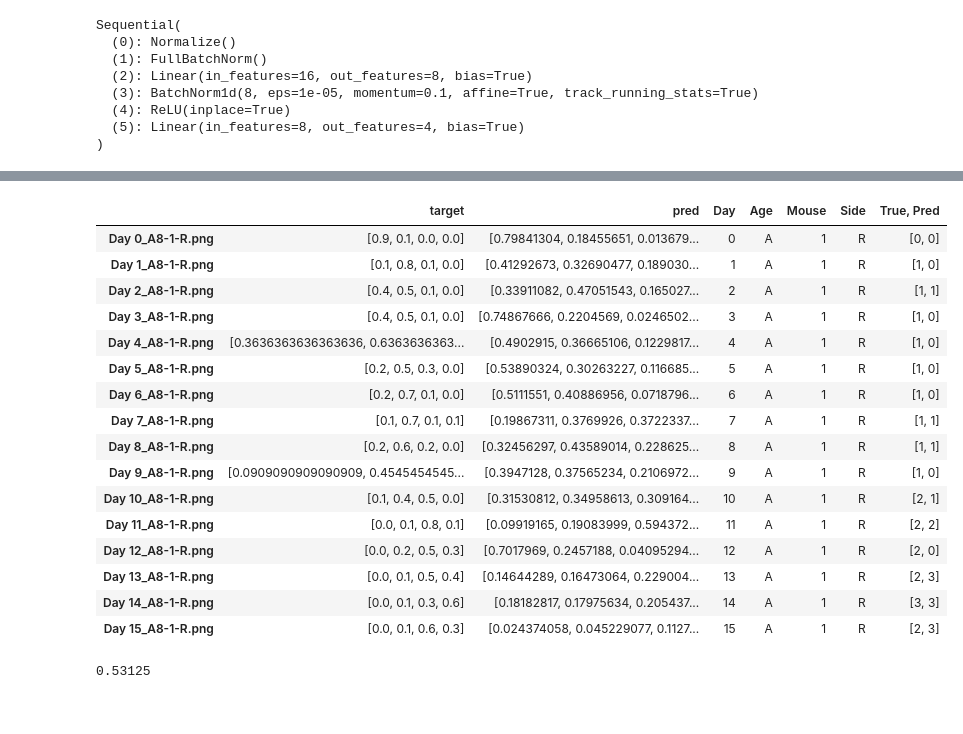
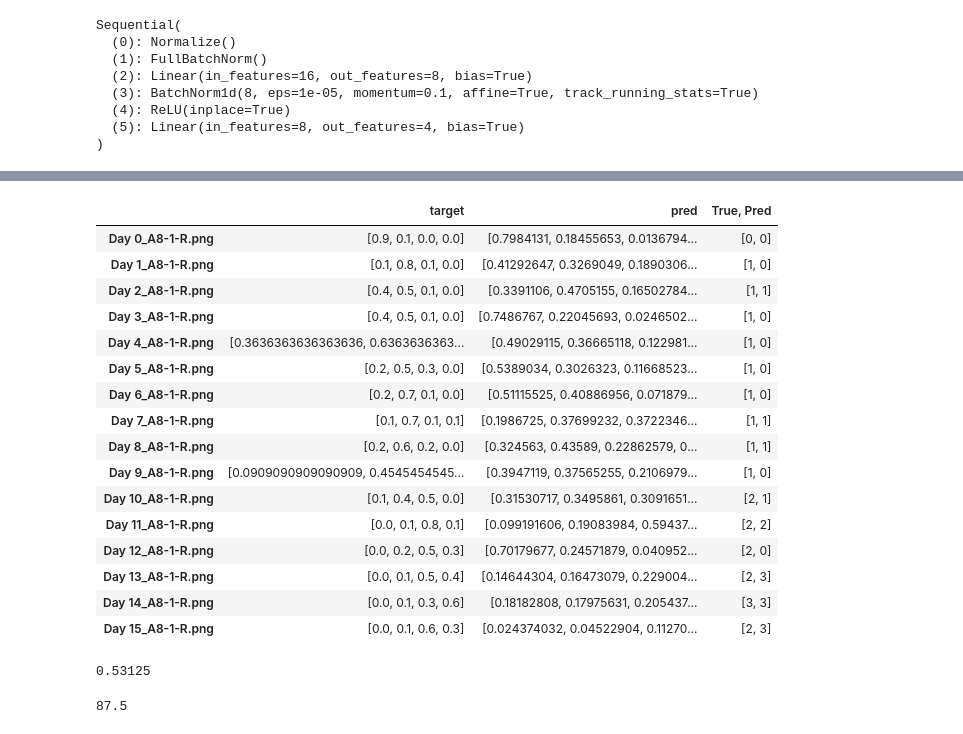
Before and after one commit to gopojiman/Explainable_Wound_Classification, a Jupyter notebook: CMSF-KM tests.ipynb, the cells around one changed output, grey strips where cells are left out. Saved outputs shown, nothing was run; the diff lists cells and outputs as text; code cells hidden in the pictures.

```diff
--- a/CMSF-KM tests.ipynb
+++ b/CMSF-KM tests.ipynb
@@ -1373,26 +1374,32 @@ young_df.sort_values('Day')
 # %%
 aged_df = df[df.Age == 'A']
-aged_df.sort_values('Day')
+aged_df.sort_values('Day')[['target', 'pred', 'True, Pred']]
 # %% [output]
-|  | target | pred | Day | Age | Mouse | Side | True, Pred |
-| Day 0_A8-1-R.png | [0.9, 0.1, 0.0, 0.0] | [0.79841304, 0.18455651, 0.013679... | 0 | A | 1 | R | [0, 0] |
-| Day 1_A8-1-R.png | [0.1, 0.8, 0.1, 0.0] | [0.41292673, 0.32690477, 0.189030... | 1 | A | 1 | R | [1, 0] |
-| Day 2_A8-1-R.png | [0.4, 0.5, 0.1, 0.0] | [0.33911082, 0.47051543, 0.165027... | 2 | A | 1 | R | [1, 1] |
-| Day 3_A8-1-R.png | [0.4, 0.5, 0.1, 0.0] | [0.74867666, 0.2204569, 0.0246502... | 3 | A | 1 | R | [1, 0] |
-| Day 4_A8-1-R.png | [0.3636363636363636, 0.6363636363... | [0.4902915, 0.36665106, 0.1229817... | 4 | A | 1 | R | [1, 0] |
-| Day 5_A8-1-R.png | [0.2, 0.5, 0.3, 0.0] | [0.53890324, 0.30263227, 0.116685... | 5 | A | 1 | R | [1, 0] |
-| Day 6_A8-1-R.png | [0.2, 0.7, 0.1, 0.0] | [0.5111551, 0.40886956, 0.0718796... | 6 | A | 1 | R | [1, 0] |
-| Day 7_A8-1-R.png | [0.1, 0.7, 0.1, 0.1] | [0.19867311, 0.3769926, 0.3722337... | 7 | A | 1 | R | [1, 1] |
-| Day 8_A8-1-R.png | [0.2, 0.6, 0.2, 0.0] | [0.32456297, 0.43589014, 0.228625... | 8 | A | 1 | R | [1, 1] |
-| Day 9_A8-1-R.png | [0.0909090909090909, 0.4545454545... | [0.3947128, 0.37565234, 0.2106972... | 9 | A | 1 | R | [1, 0] |
-| Day 10_A8-1-R.png | [0.1, 0.4, 0.5, 0.0] | [0.31530812, 0.34958613, 0.309164... | 10 | A | 1 | R | [2, 1] |
-| Day 11_A8-1-R.png | [0.0, 0.1, 0.8, 0.1] | [0.09919165, 0.19083999, 0.594372... | 11 | A | 1 | R | [2, 2] |
-| Day 12_A8-1-R.png | [0.0, 0.2, 0.5, 0.3] | [0.7017969, 0.2457188, 0.04095294... | 12 | A | 1 | R | [2, 0] |
-| Day 13_A8-1-R.png | [0.0, 0.1, 0.5, 0.4] | [0.14644289, 0.16473064, 0.229004... | 13 | A | 1 | R | [2, 3] |
-| Day 14_A8-1-R.png | [0.0, 0.1, 0.3, 0.6] | [0.18182817, 0.17975634, 0.205437... | 14 | A | 1 | R | [3, 3] |
-| Day 15_A8-1-R.png | [0.0, 0.1, 0.6, 0.3] | [0.024374058, 0.045229077, 0.1127... | 15 | A | 1 | R | [2, 3] |
+|  | target | pred | True, Pred |
+| Day 0_A8-1-R.png | [0.9, 0.1, 0.0, 0.0] | [0.7984131, 0.18455653, 0.0136794... | [0, 0] |
+| Day 1_A8-1-R.png | [0.1, 0.8, 0.1, 0.0] | [0.41292647, 0.3269049, 0.1890306... | [1, 0] |
+| Day 2_A8-1-R.png | [0.4, 0.5, 0.1, 0.0] | [0.3391106, 0.4705155, 0.16502784... | [1, 1] |
+| Day 3_A8-1-R.png | [0.4, 0.5, 0.1, 0.0] | [0.7486767, 0.22045693, 0.0246502... | [1, 0] |
+| Day 4_A8-1-R.png | [0.3636363636363636, 0.6363636363... | [0.49029115, 0.36665118, 0.122981... | [1, 0] |
+| Day 5_A8-1-R.png | [0.2, 0.5, 0.3, 0.0] | [0.5389034, 0.3026323, 0.11668523... | [1, 0] |
+| Day 6_A8-1-R.png | [0.2, 0.7, 0.1, 0.0] | [0.51115525, 0.40886956, 0.071879... | [1, 0] |
+| Day 7_A8-1-R.png | [0.1, 0.7, 0.1, 0.1] | [0.1986725, 0.37699232, 0.3722346... | [1, 1] |
+| Day 8_A8-1-R.png | [0.2, 0.6, 0.2, 0.0] | [0.324563, 0.43589, 0.22862579, 0... | [1, 1] |
+| Day 9_A8-1-R.png | [0.0909090909090909, 0.4545454545... | [0.3947119, 0.37565255, 0.2106979... | [1, 0] |
+| Day 10_A8-1-R.png | [0.1, 0.4, 0.5, 0.0] | [0.31530717, 0.3495861, 0.3091651... | [2, 1] |
+| Day 11_A8-1-R.png | [0.0, 0.1, 0.8, 0.1] | [0.099191606, 0.19083984, 0.59437... | [2, 2] |
+| Day 12_A8-1-R.png | [0.0, 0.2, 0.5, 0.3] | [0.70179677, 0.24571879, 0.040952... | [2, 0] |
+| Day 13_A8-1-R.png | [0.0, 0.1, 0.5, 0.4] | [0.14644304, 0.16473079, 0.229004... | [2, 3] |
+| Day 14_A8-1-R.png | [0.0, 0.1, 0.3, 0.6] | [0.18182808, 0.17975631, 0.205437... | [3, 3] |
+| Day 15_A8-1-R.png | [0.0, 0.1, 0.6, 0.3] | [0.024374032, 0.04522904, 0.11270... | [2, 3] |
 # %%
 test_acc = df['True, Pred'].map(lambda x: x[0] == x[1]).to_numpy().mean()
 test_acc
 # %% [output]
 0.53125
+# %%
+history_df = cpkt['history_df']
+curr_epoch = cpkt['epoch']
+history_df['val_acc1'][curr_epoch]
+# %% [output]
+87.5
```
Also changed, not shown: parts of 8 cells of this notebook.
